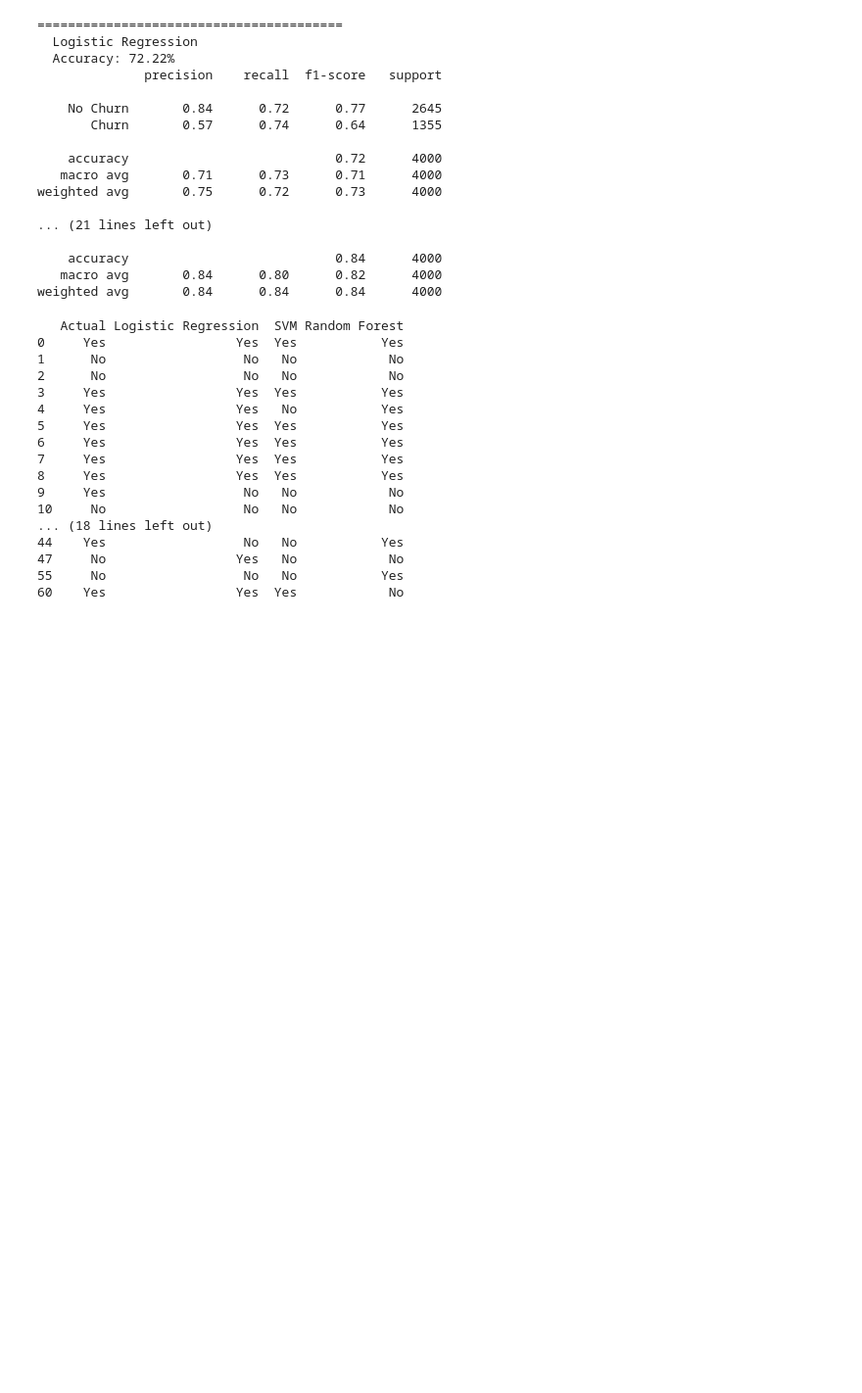
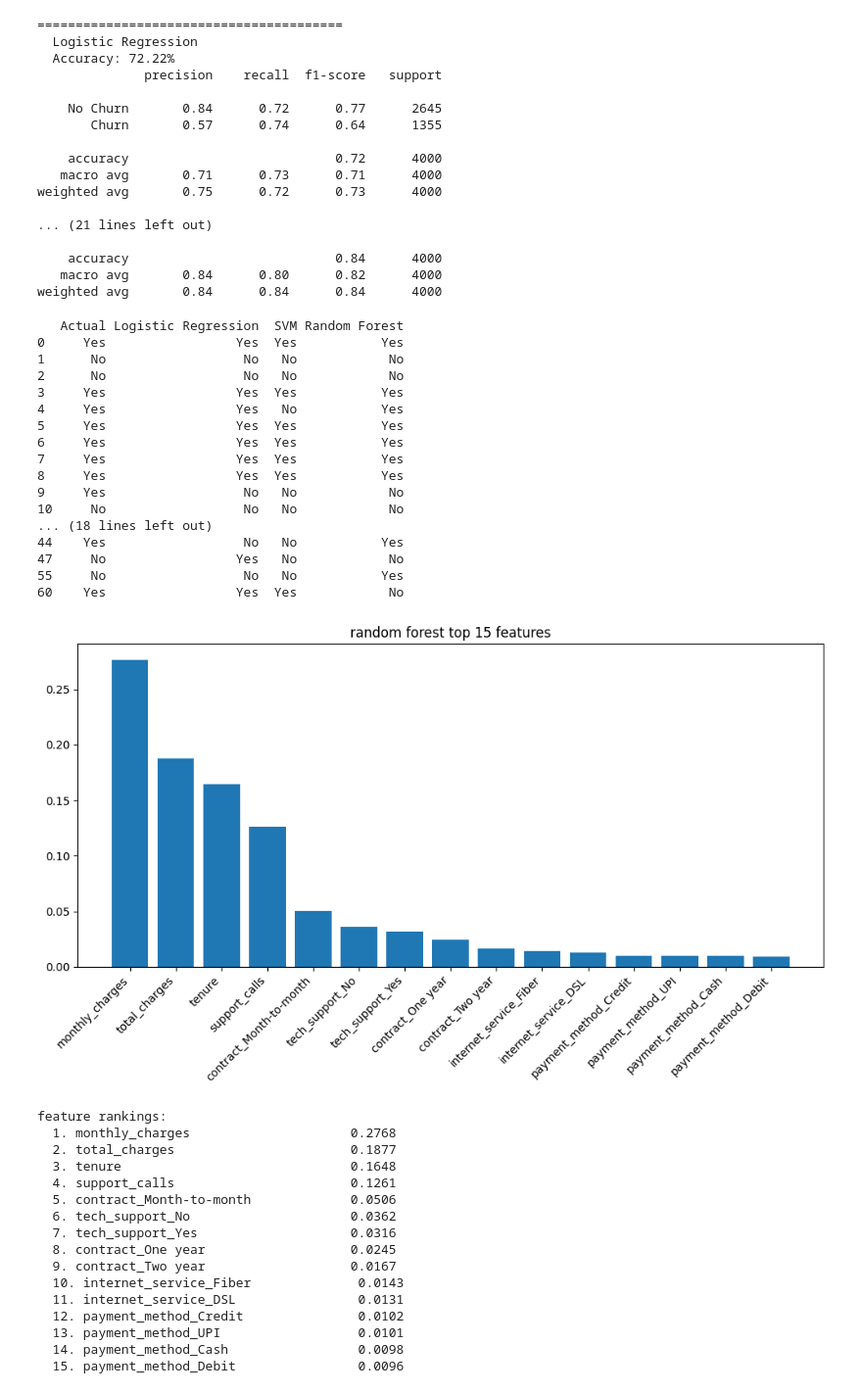
Before and after one commit to oliiviiak/DataAtUCI-Project, a Jupyter notebook: models.ipynb, the cells around one changed output. Shown at 98% size. Drawn from its saved outputs; the diff is of its cells as text; code cells hidden in the pictures; blank space fills up the shorter version.

Commit message:
added top 15 important features

```diff
--- a/models.ipynb
+++ b/models.ipynb
@@ -106,10 +106,5 @@ rf      = RandomForestClassifier(n_estimators=200, random_state=42, class_weight
 
 log_reg.fit(X_train, y_train)
 svm.fit(X_train, y_train)
-
-for n in [50, 100, 200, 500]:
-    rf = RandomForestClassifier(n_estimators=n, random_state=42, class_weight='balanced')
-    rf.fit(X_train, y_train)
-    preds = rf.predict(X_test)
-    print(f"n_estimators={n} → Accuracy: {accuracy_score(y_test, preds):.2%}")
+rf.fit(X_train, y_train)
 # %% [output]
@@ -186,3 +179,41 @@ print(disagreements.head(10))
 47     No                 Yes   No            No
 55     No                  No   No           Yes
 60    Yes                 Yes  Yes            No
+# %%
+# featuer importance
+import matplotlib.pyplot as plt
+import numpy as np
+
+importances = rf.feature_importances_
+feature_names = X.columns
+
+indices = np.argsort(importances)[::-1]
+
+plt.figure(figsize=(10, 6))
+plt.title("random forest top 15 features")
+plt.bar(range(15), importances[indices[:15]])
+plt.xticks(range(15), [feature_names[i] for i in indices[:15]], rotation=45, ha='right')
+plt.tight_layout()
+plt.show()
+
+print("feature rankings:")
+for i, idx in enumerate(indices[:15]):
+    print(f"  {i+1}. {feature_names[idx]:<35} {importances[idx]:.4f}")
+# %% [output]
+[figure, added]
+feature rankings:
+  1. monthly_charges                     0.2768
+  2. total_charges                       0.1877
+  3. tenure                              0.1648
+  4. support_calls                       0.1261
+  5. contract_Month-to-month             0.0506
+  6. tech_support_No                     0.0362
+  7. tech_support_Yes                    0.0316
+  8. contract_One year                   0.0245
+  9. contract_Two year                   0.0167
+  10. internet_service_Fiber              0.0143
+  11. internet_service_DSL                0.0131
+  12. payment_method_Credit               0.0102
+  13. payment_method_UPI                  0.0101
+  14. payment_method_Cash                 0.0098
+  15. payment_method_Debit                0.0096
```
Also changed, not shown: parts of 1 cell of this notebook.
